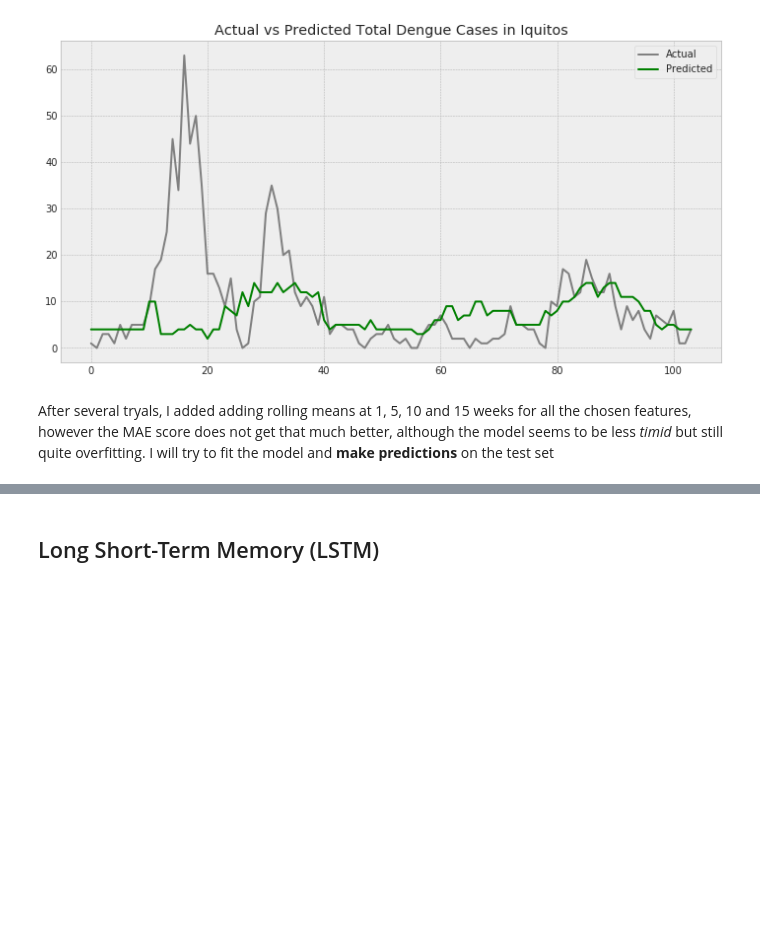
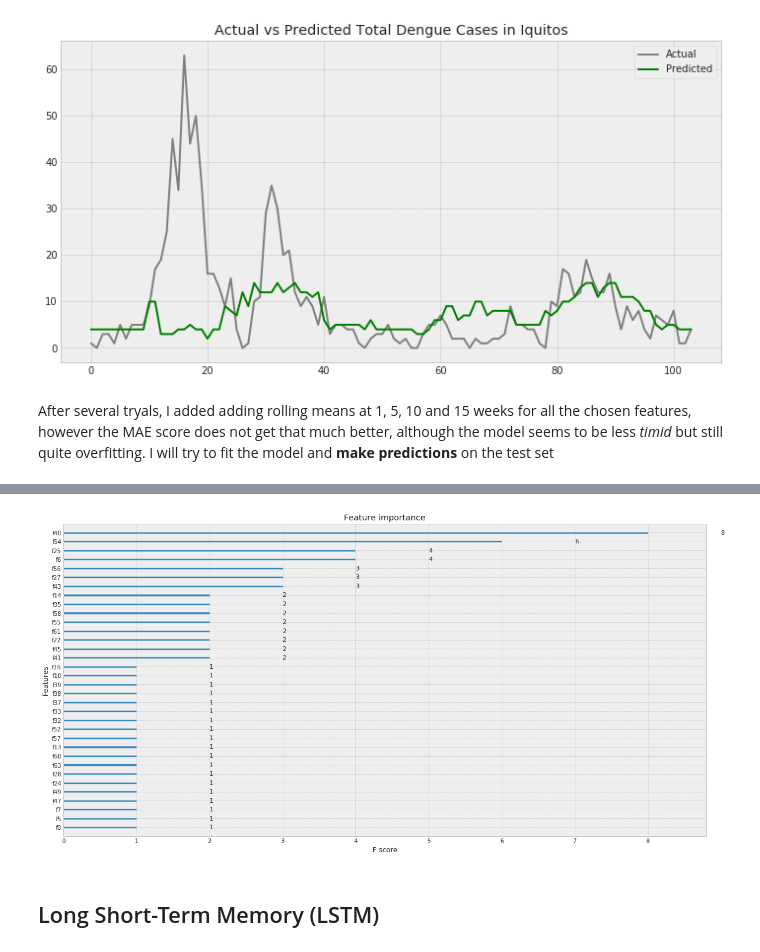
Before and after one commit to giuliamart/capstone_project_MLEN, a Jupyter notebook: DengAI_ Predicting Disease Spread.ipynb, the cells around one changed output, grey strips where cells are left out. Drawn from its saved outputs; the diff is of its cells as text; code cells hidden in the pictures; blank space fills up the shorter version.

```diff
--- a/DengAI_ Predicting Disease Spread.ipynb
+++ b/DengAI_ Predicting Disease Spread.ipynb
@@ -890,15 +903,15 @@ df_train_iq_x, df_val_iq_x, df_train_iq_y, df_val_iq_y = train_test_split(df_tra
 # %%
 # Iquitos
 # Fit model to training data
-model = xgb.XGBRegressor(n_estimators = 10, # number of boosted trees
+xgb4 = xgb.XGBRegressor(n_estimators = 10, # number of boosted trees
                                 learning_rate = 0.15, # step size shrinkage used in update to prevent overfitting
                                 subsample = 0.8, # subsample ratio of the training set (Stochastic gradient boosting)
                                 colsample_bytree = 0.75
                                 )
-model.fit(df_train_iq_x, df_train_iq_y,eval_metric='mae')
+xgb4.fit(df_train_iq_x, df_train_iq_y,eval_metric='mae')
 
 # Make predictions for validation data
-y_pred = model.predict(df_val_iq_x)
+y_pred = xgb4.predict(df_val_iq_x)
 predictions = [round(value) for value in y_pred]
 
 # Evaluate predictions
@@ -922,3 +955,9 @@ final_xgb_predictions_iq = model.predict(df_test_iq_x)
+# %%
+ax = plot_importance(xgb4)
+fig = ax.figure
+fig.set_size_inches(20, 10)
+# %% [output]
+[figure, added]
 # %% [markdown]
 ## Long Short-Term Memory (LSTM)
 # %% [markdown]
```
Also changed, not shown: parts of 50 cells of this notebook.
